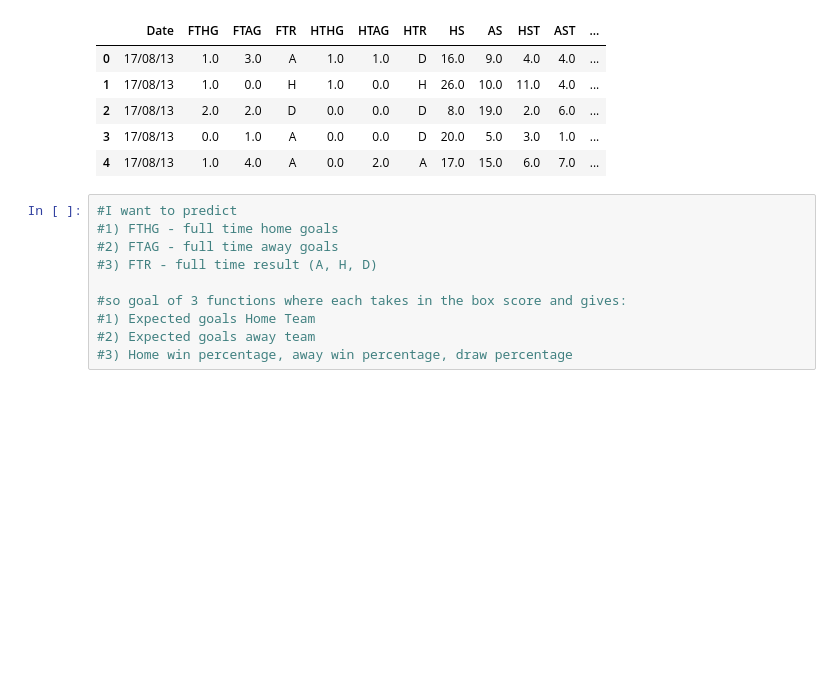
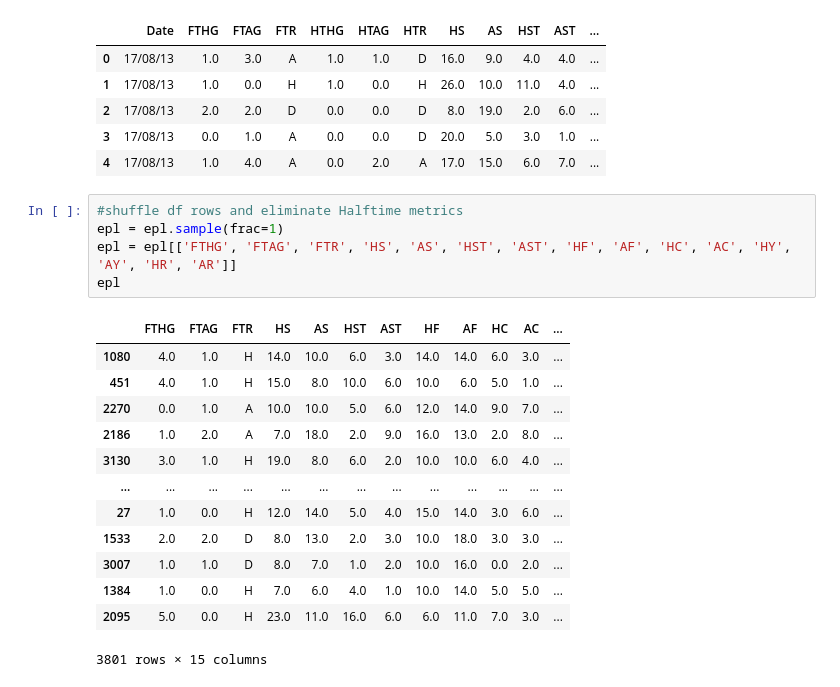
Before and after one commit to skvarnaj/Soccer-Predictor, a Jupyter notebook: exploration.ipynb, the cells around one changed output. Saved outputs shown, nothing was run; the diff lists cells and outputs as text; blank space fills up the shorter version.

```diff
--- a/exploration.ipynb
+++ b/exploration.ipynb
@@ -176,13 +175,22 @@ epl.head()
 | 2 | 17/08/13 | 2.0 | 2.0 | D | 0.0 | 0.0 | D | 8.0 | 19.0 | 2.0 | 6.0 | ... |
 | 3 | 17/08/13 | 0.0 | 1.0 | A | 0.0 | 0.0 | D | 20.0 | 5.0 | 3.0 | 1.0 | ... |
 | 4 | 17/08/13 | 1.0 | 4.0 | A | 0.0 | 2.0 | A | 17.0 | 15.0 | 6.0 | 7.0 | ... |
-# %%
-#I want to predict
-#1) FTHG - full time home goals
-#2) FTAG - full time away goals
-#3) FTR - full time result (A, H, D)
-
-#so goal of 3 functions where each takes in the box score and gives:
-#1) Expected goals Home Team
-#2) Expected goals away team
-#3) Home win percentage, away win percentage, draw percentage
+# %%
+#shuffle df rows and eliminate Halftime metrics
+epl = epl.sample(frac=1)
+epl = epl[['FTHG', 'FTAG', 'FTR', 'HS', 'AS', 'HST', 'AST', 'HF', 'AF', 'HC', 'AC', 'HY', 'AY', 'HR', 'AR']]
+epl
+# %% [output]
+|  | FTHG | FTAG | FTR | HS | AS | HST | AST | HF | AF | HC | AC | ... |
+| 1080 | 4.0 | 1.0 | H | 14.0 | 10.0 | 6.0 | 3.0 | 14.0 | 14.0 | 6.0 | 3.0 | ... |
+| 451 | 4.0 | 1.0 | H | 15.0 | 8.0 | 10.0 | 6.0 | 10.0 | 6.0 | 5.0 | 1.0 | ... |
+| 2270 | 0.0 | 1.0 | A | 10.0 | 10.0 | 5.0 | 6.0 | 12.0 | 14.0 | 9.0 | 7.0 | ... |
+| 2186 | 1.0 | 2.0 | A | 7.0 | 18.0 | 2.0 | 9.0 | 16.0 | 13.0 | 2.0 | 8.0 | ... |
+| 3130 | 3.0 | 1.0 | H | 19.0 | 8.0 | 6.0 | 2.0 | 10.0 | 10.0 | 6.0 | 4.0 | ... |
+| ... | ... | ... | ... | ... | ... | ... | ... | ... | ... | ... | ... | ... |
+| 27 | 1.0 | 0.0 | H | 12.0 | 14.0 | 5.0 | 4.0 | 15.0 | 14.0 | 3.0 | 6.0 | ... |
+| 1533 | 2.0 | 2.0 | D | 8.0 | 13.0 | 2.0 | 3.0 | 10.0 | 18.0 | 3.0 | 3.0 | ... |
+| 3007 | 1.0 | 1.0 | D | 8.0 | 7.0 | 1.0 | 2.0 | 10.0 | 16.0 | 0.0 | 2.0 | ... |
+| 1384 | 1.0 | 0.0 | H | 7.0 | 6.0 | 4.0 | 1.0 | 10.0 | 14.0 | 5.0 | 5.0 | ... |
+| 2095 | 5.0 | 0.0 | H | 23.0 | 11.0 | 16.0 | 6.0 | 6.0 | 11.0 | 7.0 | 3.0 | ... |
+3801 rows × 15 columns
```
Also changed, not shown: parts of 18 cells of this notebook, 4 other files.
